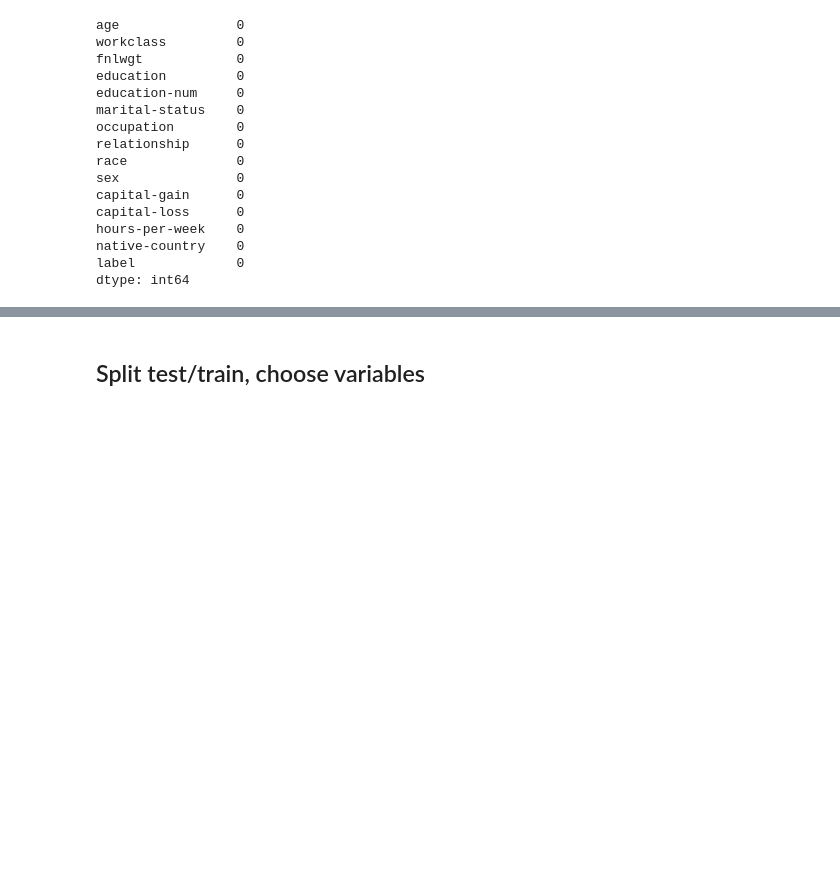
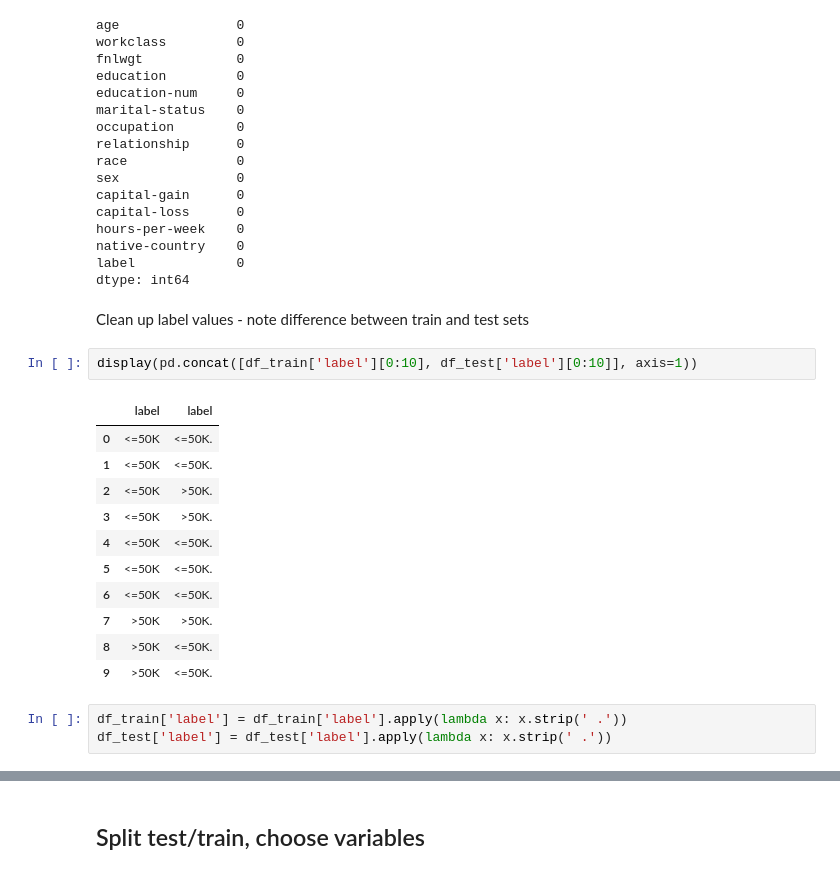
Before and after one commit to jspoelstra/encodings, a Jupyter notebook: CensusModel.ipynb, the cells around one changed output, grey strips where cells are left out. Saved outputs shown, nothing was run; the diff lists cells and outputs as text; blank space fills up the shorter version.

```diff
--- a/CensusModel.ipynb
+++ b/CensusModel.ipynb
@@ -257,3 +260,22 @@ hours-per-week    0
 native-country    0
 label             0
 dtype: int64
+# %% [markdown]
+Clean up label values - note difference between train and test sets
+# %%
+display(pd.concat([df_train['label'][0:10], df_test['label'][0:10]], axis=1))
+# %% [output]
+|  | label | label |
+| 0 | <=50K | <=50K. |
+| 1 | <=50K | <=50K. |
+| 2 | <=50K | >50K. |
+| 3 | <=50K | >50K. |
+| 4 | <=50K | <=50K. |
+| 5 | <=50K | <=50K. |
+| 6 | <=50K | <=50K. |
+| 7 | >50K | >50K. |
+| 8 | >50K | <=50K. |
+| 9 | >50K | <=50K. |
+# %%
+df_train['label'] = df_train['label'].apply(lambda x: x.strip(' .'))
+df_test['label'] = df_test['label'].apply(lambda x: x.strip(' .'))
```
Also changed, not shown: parts of 22 cells of this notebook.
